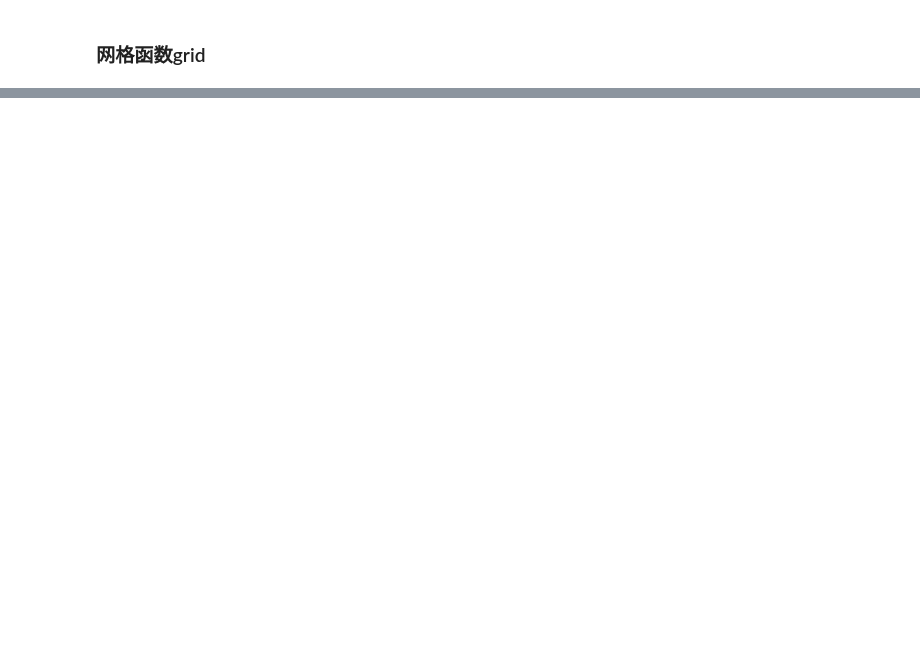
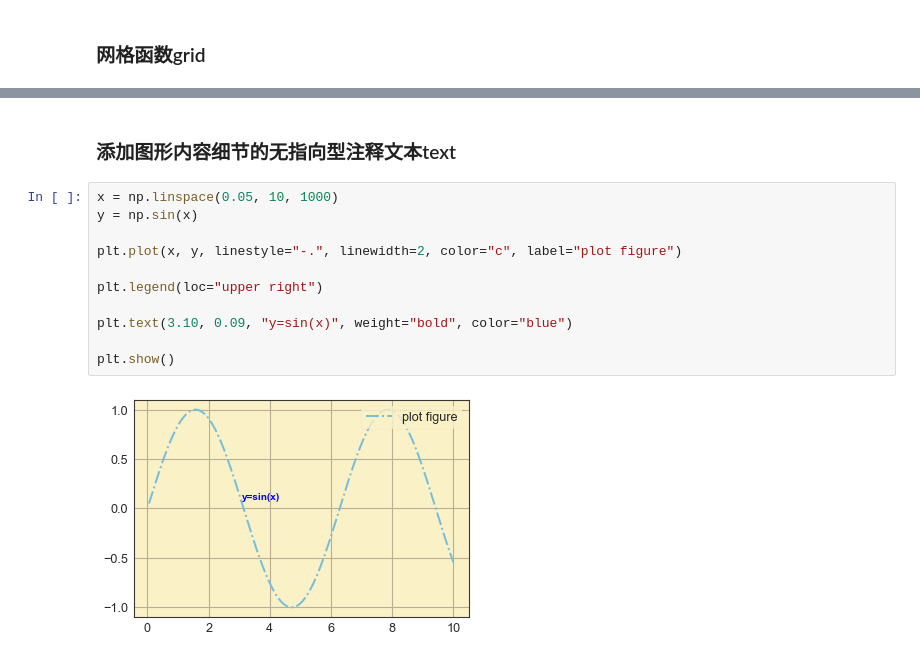
Before and after one commit to SM-Inv-Tech/PythonLibs, a Jupyter notebook: Matplotlib/Python数据可视化实践/Python数据可视化实践_1.ipynb, the cells around one changed output, grey strips where cells are left out. Drawn from its saved outputs; the diff is of its cells as text; blank space fills up the shorter version.

```diff
--- a/Matplotlib/Python数据可视化实践/Python数据可视化实践_1.ipynb
+++ b/Matplotlib/Python数据可视化实践/Python数据可视化实践_1.ipynb
@@ -75,0 +128,15 @@ plt.show()
+# %% [markdown]
+### 添加图形内容细节的无指向型注释文本text
+# %%
+x = np.linspace(0.05, 10, 1000)
+y = np.sin(x)
+
+plt.plot(x, y, linestyle="-.", linewidth=2, color="c", label="plot figure")
+
+plt.legend(loc="upper right")
+
+plt.text(3.10, 0.09, "y=sin(x)", weight="bold", color="blue")
+
+plt.show()
+# %% [output]
+[figure, added]
```
Also changed, not shown: parts of 15 cells of this notebook, 1 other file.
